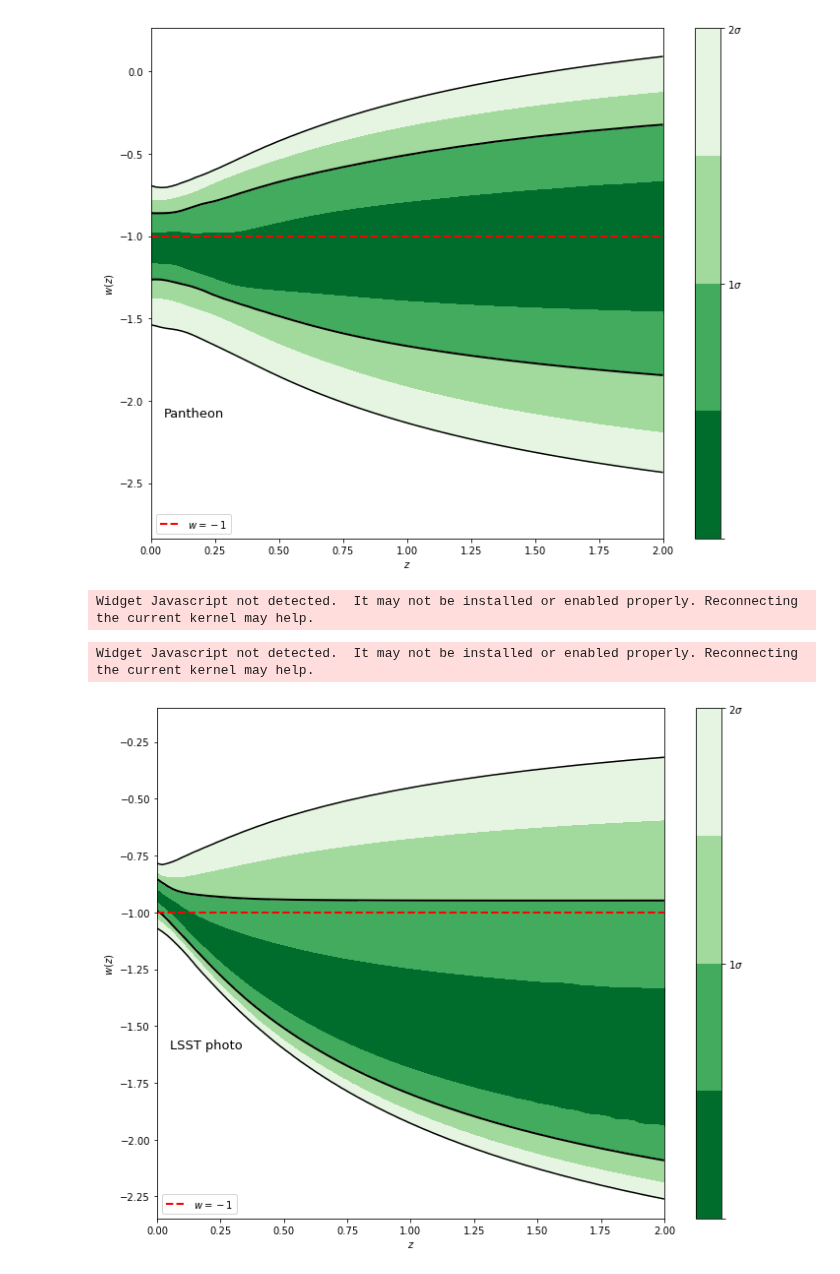
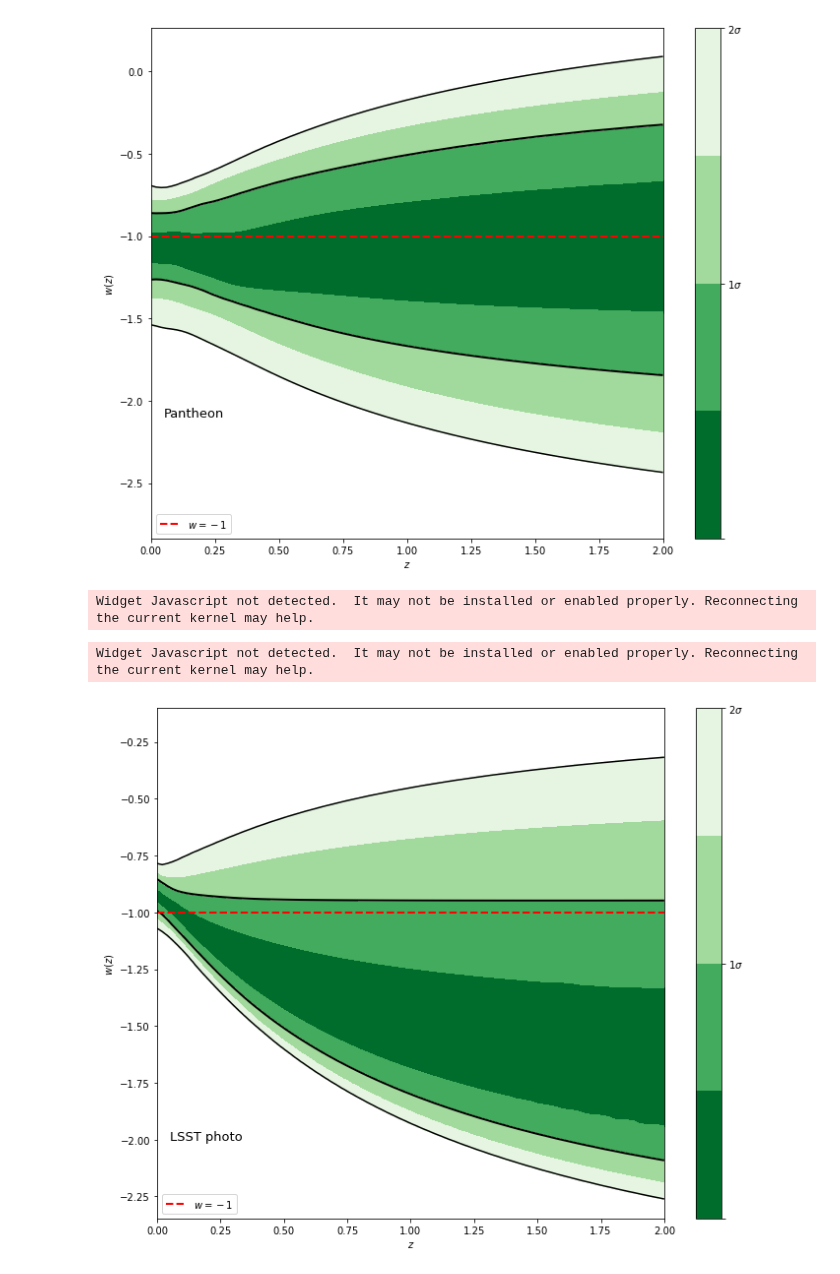
Before and after one commit to igomezv/LSST_DE_neural_reconstruction, a Jupyter notebook: bayesian_lsst.ipynb, the cells around one changed output. Saved outputs shown, nothing was run; the diff lists cells and outputs as text; code cells hidden in the pictures.

```diff
--- a/bayesian_lsst.ipynb
+++ b/bayesian_lsst.ipynb
@@ -119,29 +119,29 @@ Widget Javascript not detected.  It may not be installed or enabled properly. Re
 # %%
 fig = plt.figure(figsize=(10, 8))
 file_root = dir_name + 'waCDM_phy_SNlsstphoto_nested_multi'
 cmap_reversed = matplotlib.cm.get_cmap('Greens_r')
 
 samples, weights = samples_from_getdist_chains(['w', 'wa'], file_root)
 k = np.linspace(0,2,100)
 
 cbar = plot_contours(eos, k, samples, weights=weights, colors=cmap_reversed, contour_line_levels=[1,2],
                      linewidths=[2,1.5])
 cbar = plt.colorbar(cbar,ticks=[0,1,2,3])
 cbar.set_ticklabels(['',r'$1\sigma$',r'$2\sigma$',r'$3\sigma$'])
 
 plt.hlines(-1, xmin=0, xmax=2, colors='r',  linestyles='dashed', label='$w=-1$', lw=2)
 plt.ylabel(r'$w(z)$')
 plt.xlabel(r'$z$')
 
 plt.tight_layout()
 
 plt.legend(loc='lower left')
-plt.text(0.05,-1.6, 'LSST photo', fontsize=13)
+plt.text(0.05,-2, 'LSST photo', fontsize=13)
 plt.savefig('cplEoS_lsstphoto.png')
 # %% [output]
 Widget Javascript not detected.  It may not be installed or enabled properly. Reconnecting the current kernel may help.
 Widget Javascript not detected.  It may not be installed or enabled properly. Reconnecting the current kernel may help.
-[figure, old version]
+[figure, new version]
 # %%
 fig = plt.figure(figsize=(10, 8))
 
```
Also changed, not shown: parts of 2 cells of this notebook.
